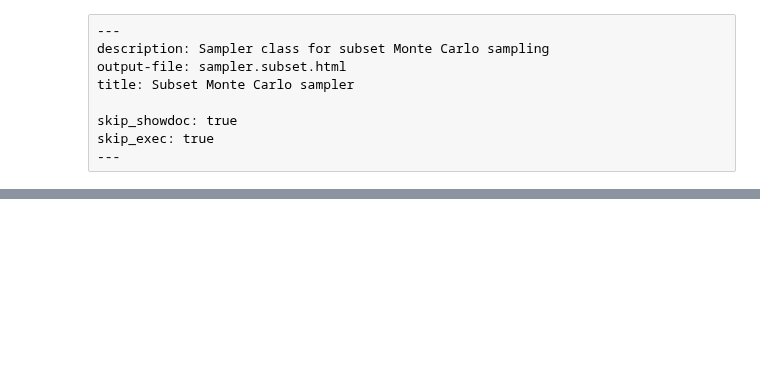
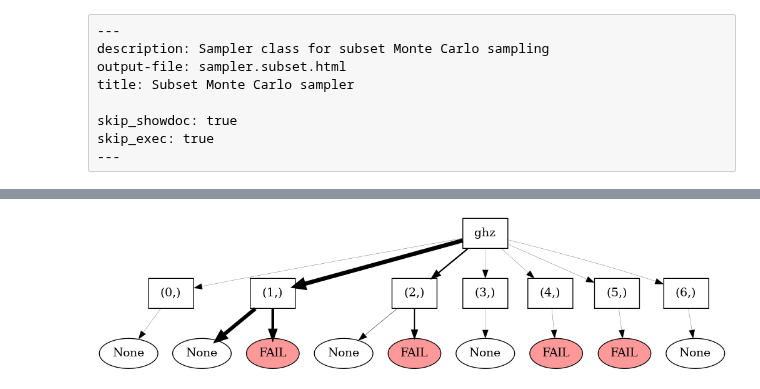
Before and after one commit to dpwinter/qsample, a Jupyter notebook: 06d_sampler.subset.ipynb, the cells around one changed output, grey strips where cells are left out. Saved outputs shown, nothing was run; the diff lists cells and outputs as text; code cells hidden in the pictures; blank space fills up the shorter version.

```diff
--- a/06d_sampler.subset.ipynb
+++ b/06d_sampler.subset.ipynb
@@ -155,3 +171,7 @@ class SubsetSamplerERV(SubsetSampler):
+# %%
+sam.tree.draw()
+# %% [output]
+[figure, added]
 # %%
 from qsample.examples import ghz3
 from qsample.noise import E3
```
Also changed, not shown: parts of 2 cells of this notebook, 7 other files.
